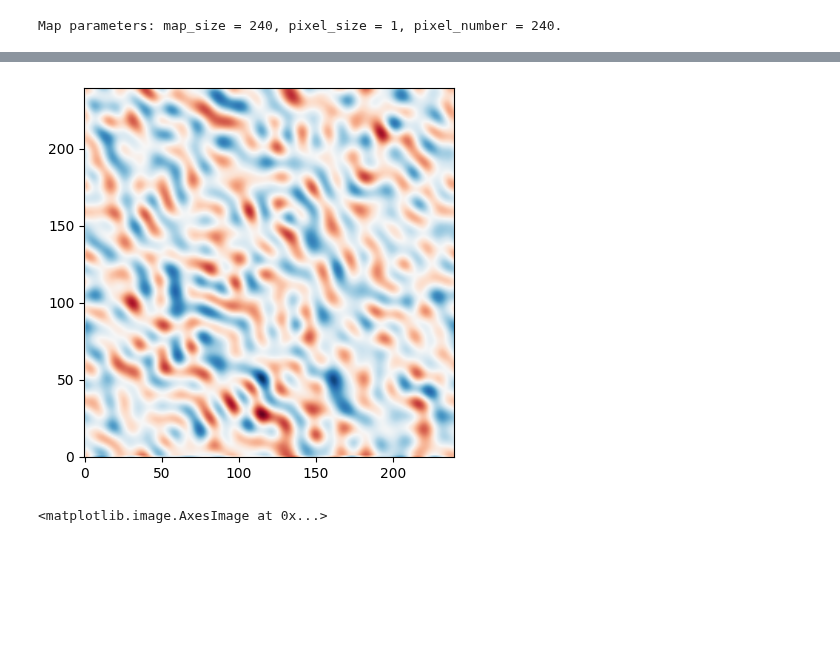
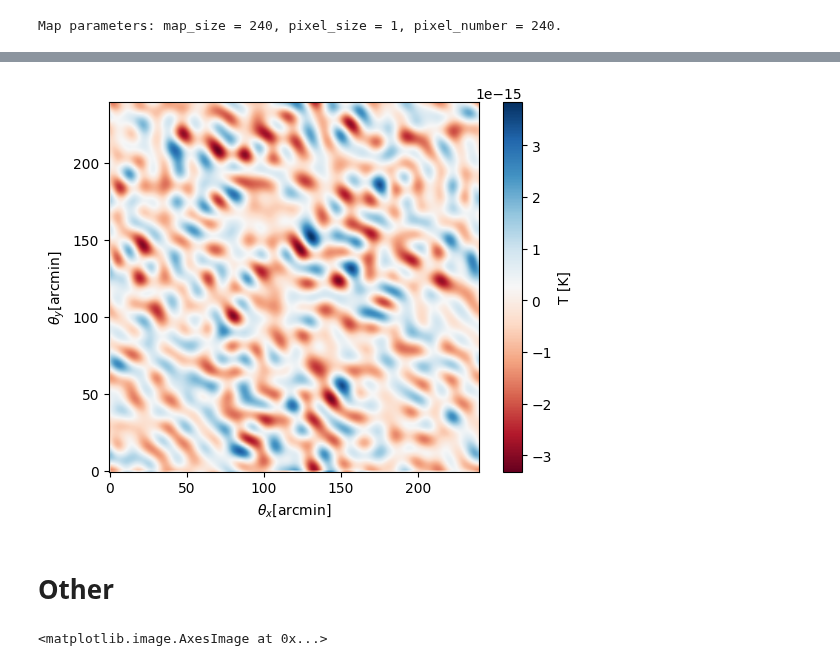
Before and after one commit to jzimm24/research-intern-AIfA, a Jupyter notebook: notebookes/cmb-maps.ipynb, the cells around one changed output, grey strips where cells are left out. Cells and saved outputs as stored; diff of their text form; code cells hidden in the pictures; blank space fills up the shorter version.

```diff
--- a/notebookes/cmb-maps.ipynb
+++ b/notebookes/cmb-maps.ipynb
@@ -1020,11 +1020,11 @@ angular displacement calculated!
 Done!
 (240, 240)
 # %%
-output = lensing(pre_lens_map=background_map_real)
-output.lensing_map = lensing_map
+output = lensing(pre_lens_map=background_map_real, lens = lensing_map)
+#output.lensing_map = lensing_map
 
 output.copy_map_parameters()
-output._make_pos_map()
+#output._make_pos_map()
 output.apply_lensing()
 #lensTest1.get_lensed_map()
 # %% [output]
@@ -1041,8 +1047,16 @@ background.plot_gaussian_random_field()
 # %%
 im = plt.imshow(output.get_lensed_map()-background_map_real, origin='lower', interpolation='bilinear', cmap='RdBu')
 im.set_clim()
+
+plt.xlabel(r"$\theta_x$[arcmin]")
+plt.ylabel(r"$\theta_y$[arcmin]")
+
+cbar = plt.colorbar(im)
+cbar.set_label("T [K]")   # label for the scale
 # %% [output]
-[figure, old version]
+[figure, new version]
+# %% [markdown]
+# Other
 # %%
 plt.imshow(X, cmap = 'Blues', extent=[min(x),max(x)+0.01,min(x),max(x)+0.01])
 # %% [output]
```
Also changed, not shown: parts of 5 cells of this notebook, 1 other file.
